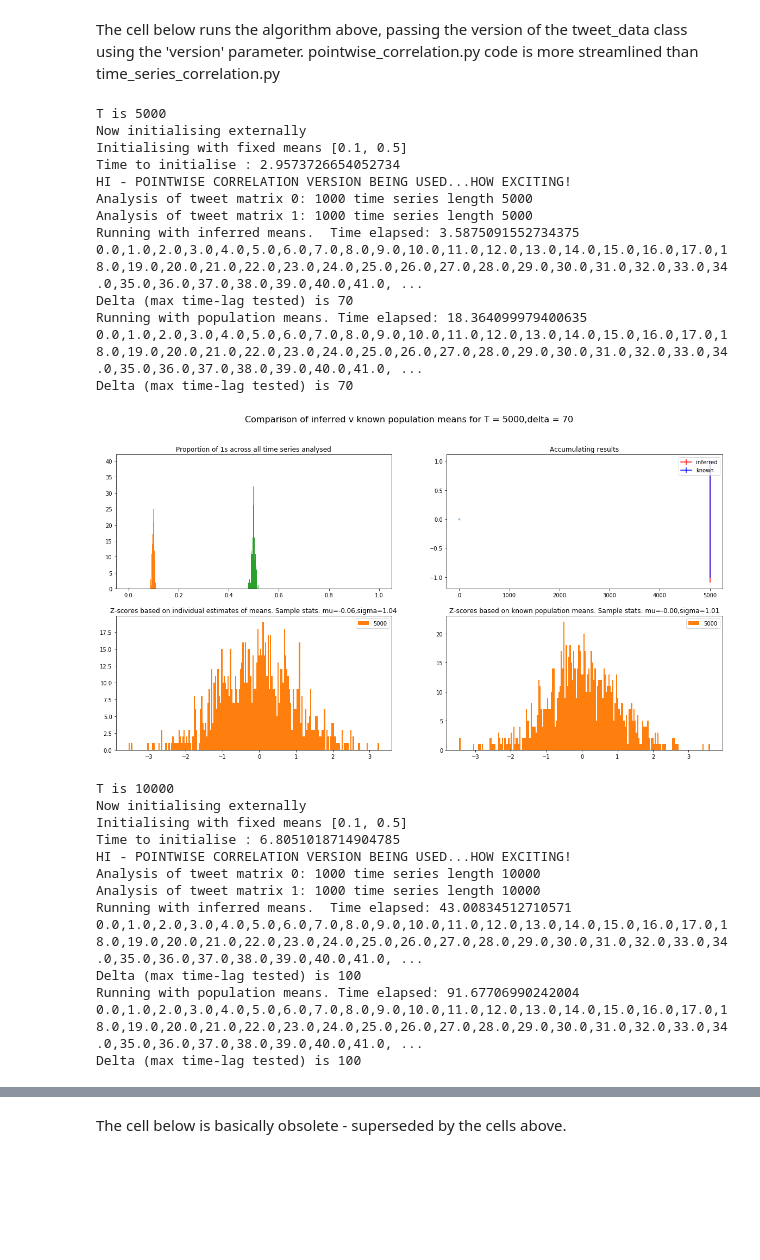
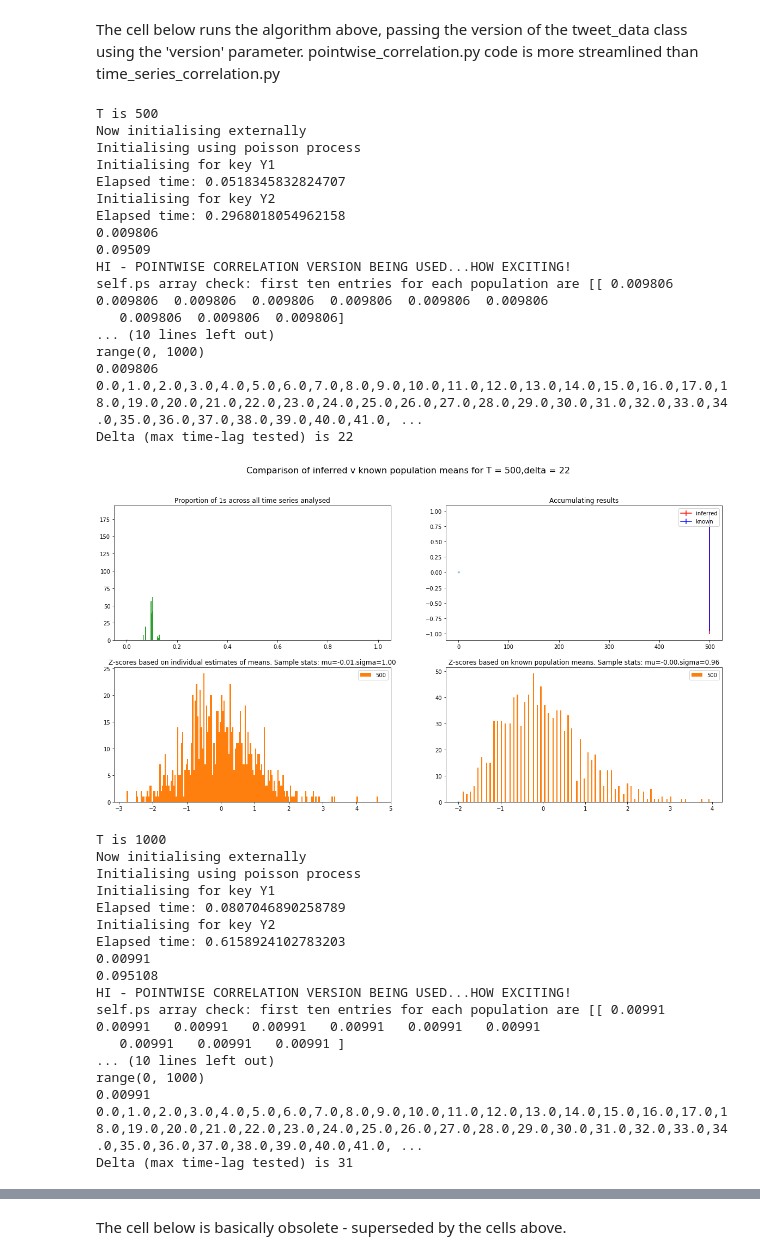
Before and after one commit to owenldennis/Tweet-timings, a Jupyter notebook: src/Tweet_project_tests.ipynb, the cells around one changed output, grey strips where cells are left out. Cells and saved outputs as stored; diff of their text form; code cells hidden in the pictures; blank space fills up the shorter version.

Commit message:
poisson_randomness_working

```diff
--- a/src/Tweet_project_tests.ipynb
+++ b/src/Tweet_project_tests.ipynb
@@ -48,7 +85,7 @@ Population means can be fixed in advance (if 'Use fixed means for setup' matches
 # %%
 import time
 
-def compare_inferred_and_known_means(version,number=1000,xs=[100,200],params=[0.1,0.5,{}],disjoint=True,verbose=False,axes=[]):
+def compare_inferred_and_known_means(version,xs=[100,200],params=[0.1,0.5,{}],poisson_process=False,disjoint=True,verbose=False,axes=[]):
     """
     *Compares z_scores when means are inferred/known
     *Plot of sigma values for each against length of time series (given by parameter xs) is also shown
@@ -61,7 +98,7 @@ def compare_inferred_and_known_means(version,number=1000,xs=[100,200],params=[0.
     params_dict['p1'] = params[0]
     params_dict['p2'] = params[1]
     use_external_initialisation = params_dict['Use external intialisation']
-
+    number=params_dict['n']
     ts=[]
     ys = [] # sigma values for z scores based on inferred means
     zs =[] # mean values for z scores based on inferred means
@@ -87,7 +124,7 @@ def compare_inferred_and_known_means(version,number=1000,xs=[100,200],params=[0.
         # initialise time series if using algorithm in notebook
         if use_external_initialisation:
             ts_matrices,known_probs_array = initialise_time_series_matrices(T,number,use_fixed_means_for_setup=params[2]['Use fixed means for setup'],\
-                                                          means=[params[0],params[1]],poisson_process=False,verbose=verbose)
+                                                          means=[params[0],params[1]],poisson_process=poisson_process,verbose=verbose)
             params_dict['Known probabilities array'] = known_probs_array
         else:
             ts_matrices = [] # will be initialised within the class
@@ -110,13 +147,11 @@ def compare_inferred_and_known_means(version,number=1000,xs=[100,200],params=[0.
         ys.append(np.std(td.results))
         zs.append(np.mean(td.results))
 
+
         params_dict['Use population means']=True
         td.population_ps=[params[0],params[1],params_dict]
         td.axes=[axes[0][1],axes[1][1]]
         print("Running with population means. Time elapsed: {0}".format(time.time()-start_time))
-
-        #td = tweet_data(number = number,length = T,population_ps = [pop1_prob,pop2_prob,params_dict],delta = delta,disjoint_sets=disjoint,verbose=False,axes = [axes[0][1],axes[1][1]])
-
 
         td.display_Z_vals()
         y1s.append(np.std(td.results))
@@ -143,55 +178,63 @@ The cell below runs the algorithm above, passing the version of the tweet_data c
 # %%
 import pointwise_correlation as pc
 import time_series_correlation as tc
 import numpy as np
 import matplotlib.pyplot as plt
 import pandas as pd
 plt.rcParams['figure.figsize']=[20,10]
 
 # parameter dictionary
 params_dict = {
 #                'T' : 1000                        # Length of each time series
                 'n' : 1000,                      # How many time series in each population
                'Use external intialisation' : True,
 #                   'Use population means' : True, # Refers to whether correlation calculation is based on pre-determined or measured means
-                   'Use fixed means for setup' : True, # Refers to whether population(s) taken from given means or chai-squared dist
+                   'Use fixed means for setup' : False, # Refers to whether population(s) taken from given means or chai-squared dist
 #                       'random seed' : None,
 #                   'Test_mode' : False,
                    'dense' : True,
                     'sparse': False
                     }
 
-lengths=[5000,10000]  # Which lengths of time series to run the algorithm for
-p1=0.1                # mean occurences from which populations will be drawn
-p2=0.5                # if fixed means are used
-df=compare_inferred_and_known_means(version=pc, xs=lengths, params = [p1,p2,params_dict],verbose=True)
+lengths=[500,1000]  # Which lengths of time series to run the algorithm for
+p1=0.01                # mean occurences from which populations will be drawn
+p2=0.1                # if fixed means are used
+df=compare_inferred_and_known_means(version=pc,xs=lengths,params=[p1,p2,params_dict],poisson_process=True,verbose=True)
 plt.show()
 display(df)
 # %% [output]
-T is 5000
+T is 500
 Now initialising externally
-Initialising with fixed means [0.1, 0.5]
-Time to initialise : 2.9573726654052734
+Initialising using poisson process
+Initialising for key Y1
+Elapsed time: 0.0518345832824707
+Initialising for key Y2
+Elapsed time: 0.2968018054962158
+0.009806
+0.09509
 HI - POINTWISE CORRELATION VERSION BEING USED...HOW EXCITING!
-Analysis of tweet matrix 0: 1000 time series length 5000
-Analysis of tweet matrix 1: 1000 time series length 5000
-Running with inferred means.  Time elapsed: 3.5875091552734375
+self.ps array check: first ten entries for each population are [[ 0.009806  0.009806  0.009806  0.009806  0.009806  0.009806  0.009806
+   0.009806  0.009806  0.009806]
+... (10 lines left out)
+range(0, 1000)
+0.009806
 0.0,1.0,2.0,3.0,4.0,5.0,6.0,7.0,8.0,9.0,10.0,11.0,12.0,13.0,14.0,15.0,16.0,17.0,18.0,19.0,20.0,21.0,22.0,23.0,24.0,25.0,26.0,27.0,28.0,29.0,30.0,31.0,32.0,33.0,34.0,35.0,36.0,37.0,38.0,39.0,40.0,41.0, ...
-Delta (max time-lag tested) is 70
-Running with population means. Time elapsed: 18.364099979400635
-0.0,1.0,2.0,3.0,4.0,5.0,6.0,7.0,8.0,9.0,10.0,11.0,12.0,13.0,14.0,15.0,16.0,17.0,18.0,19.0,20.0,21.0,22.0,23.0,24.0,25.0,26.0,27.0,28.0,29.0,30.0,31.0,32.0,33.0,34.0,35.0,36.0,37.0,38.0,39.0,40.0,41.0, ...
-Delta (max time-lag tested) is 70
+Delta (max time-lag tested) is 22
-[figure, old version]
+[figure, new version]
-T is 10000
+T is 1000
 Now initialising externally
-Initialising with fixed means [0.1, 0.5]
-Time to initialise : 6.8051018714904785
+Initialising using poisson process
+Initialising for key Y1
+Elapsed time: 0.0807046890258789
+Initialising for key Y2
+Elapsed time: 0.6158924102783203
+0.00991
+0.095108
 HI - POINTWISE CORRELATION VERSION BEING USED...HOW EXCITING!
-Analysis of tweet matrix 0: 1000 time series length 10000
-Analysis of tweet matrix 1: 1000 time series length 10000
-Running with inferred means.  Time elapsed: 43.00834512710571
+self.ps array check: first ten entries for each population are [[ 0.00991   0.00991   0.00991   0.00991   0.00991   0.00991   0.00991
+   0.00991   0.00991   0.00991 ]
+... (10 lines left out)
+range(0, 1000)
+0.00991
 0.0,1.0,2.0,3.0,4.0,5.0,6.0,7.0,8.0,9.0,10.0,11.0,12.0,13.0,14.0,15.0,16.0,17.0,18.0,19.0,20.0,21.0,22.0,23.0,24.0,25.0,26.0,27.0,28.0,29.0,30.0,31.0,32.0,33.0,34.0,35.0,36.0,37.0,38.0,39.0,40.0,41.0, ...
-Delta (max time-lag tested) is 100
-Running with population means. Time elapsed: 91.67706990242004
-0.0,1.0,2.0,3.0,4.0,5.0,6.0,7.0,8.0,9.0,10.0,11.0,12.0,13.0,14.0,15.0,16.0,17.0,18.0,19.0,20.0,21.0,22.0,23.0,24.0,25.0,26.0,27.0,28.0,29.0,30.0,31.0,32.0,33.0,34.0,35.0,36.0,37.0,38.0,39.0,40.0,41.0, ...
-Delta (max time-lag tested) is 100
+Delta (max time-lag tested) is 31
```
Also changed, not shown: parts of 3 cells of this notebook, 3 other files.
